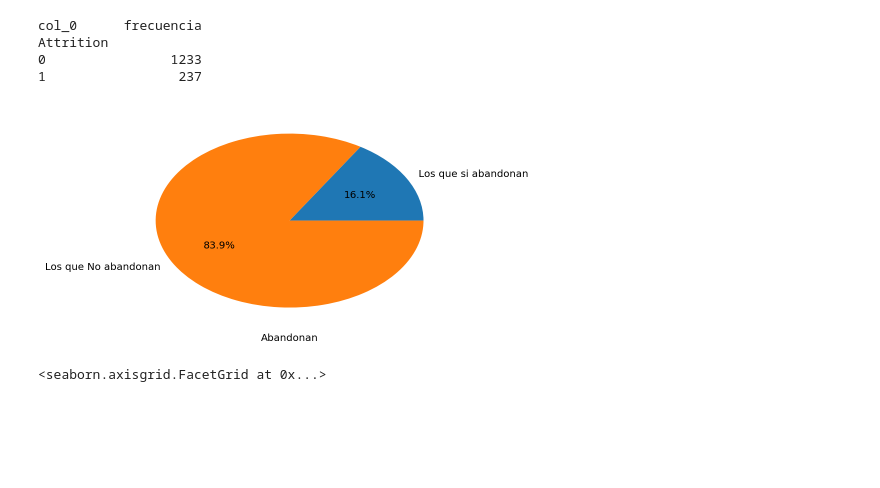
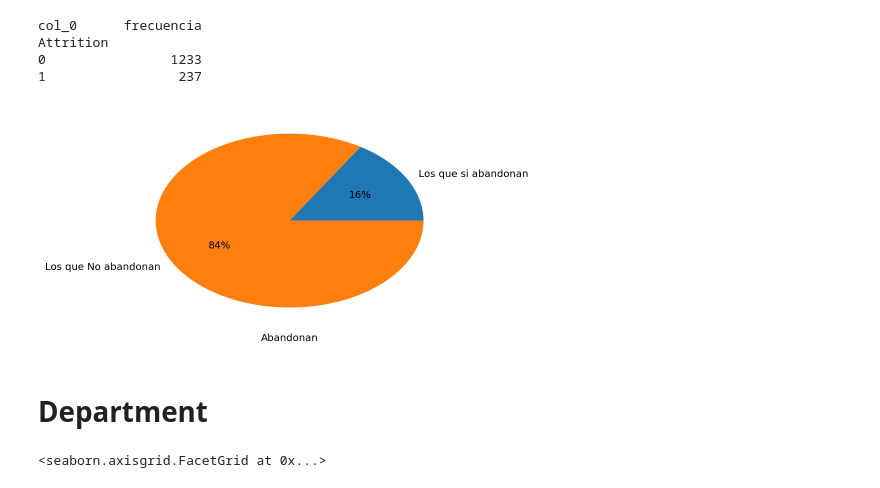
Before and after one commit to Felipean/mineria_de-_datos, a Jupyter notebook: Untitled.ipynb, the cells around one changed output. Saved outputs shown, nothing was run; the diff lists cells and outputs as text; code cells hidden in the pictures; blank space fills up the shorter version.

```diff
--- a/Untitled.ipynb
+++ b/Untitled.ipynb
@@ -77,15 +77,17 @@ Attrition
 # %%
 #PORCENTAJE DE LOS QUE ABANDONAN V/S LOS QUE NO.
 tab = pd.crosstab(index=data["Attrition"],columns="frecuencia")
 abandonan = tab.loc[tab.index == 1]["frecuencia"].sum()
 no = tab.loc[tab.index == 0]["frecuencia"].sum()
 
 data1 = np.array([abandonan,no])
-plt.pie(data1,labels=["Los que si abandonan","Los que No abandonan"],autopct="%1.1f%%")
+plt.pie(data1,labels=["Los que si abandonan","Los que No abandonan"],autopct="%1.0f%%")
 plt.xlabel("Abandonan")
 plt.savefig("porcentaje_abandonan.png")
 # %% [output]
-[figure, old version]
+[figure, new version]
+# %% [markdown]
+# Department
 # %%
 #CON ESTO GENERO UNA IDEA DE CUAL ES EL DEPARTAMENTO COM MAS EMPLEADOS.
 sb.factorplot('Department',data=data,kind="count")
```
Also changed, not shown: parts of 43 cells of this notebook, 1 other file.
